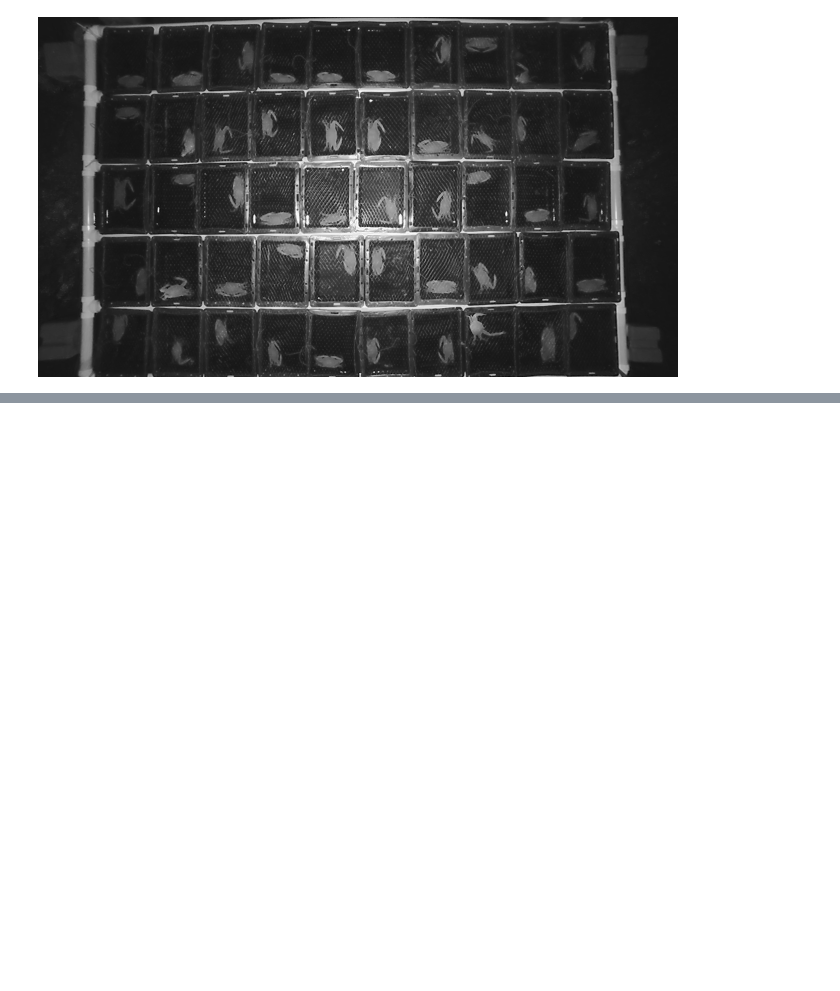
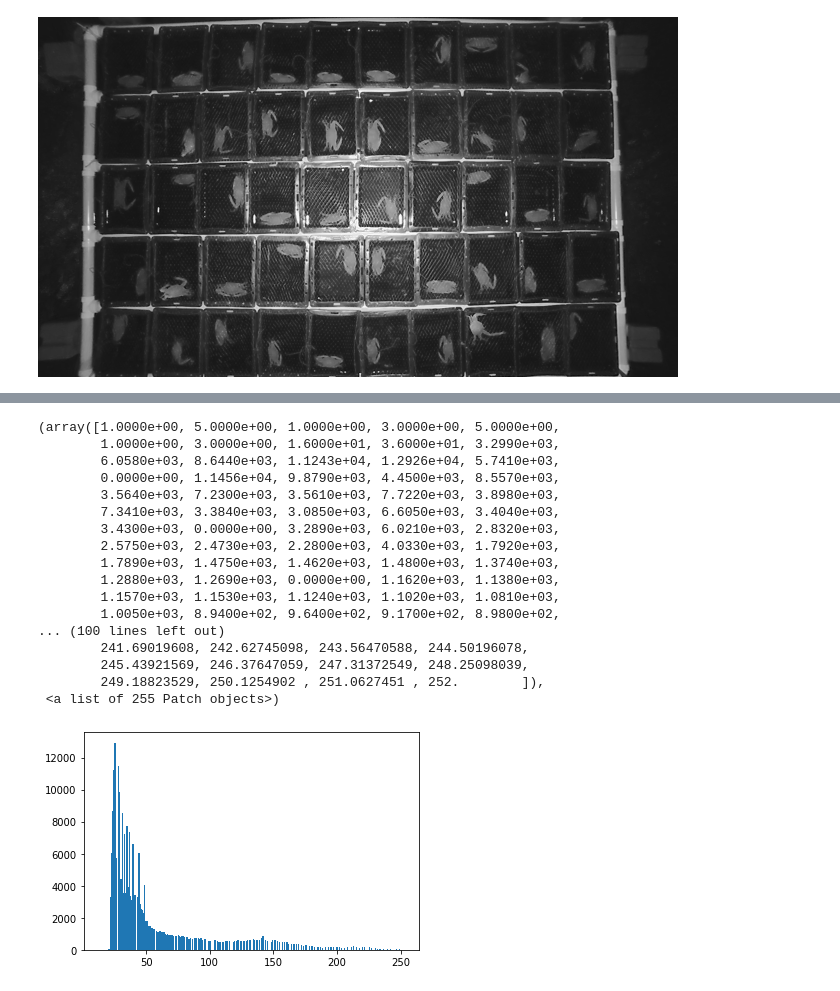
Before and after one commit to PattarapornH/Crab-Molting-Detection, a Jupyter notebook: Molting_crab_tracker.ipynb, the cells around one changed output, grey strips where cells are left out. Cells and saved outputs as stored; diff of their text form; code cells hidden in the pictures; blank space fills up the shorter version.

```diff
--- a/Molting_crab_tracker.ipynb
+++ b/Molting_crab_tracker.ipynb
@@ -59,0 +80,21 @@ plot_img(data[0])
+# %%
+plt.hist(gray.flatten(),bins = 255)
+# %% [output]
+(array([1.0000e+00, 5.0000e+00, 1.0000e+00, 3.0000e+00, 5.0000e+00,
+        1.0000e+00, 3.0000e+00, 1.6000e+01, 3.6000e+01, 3.2990e+03,
+        6.0580e+03, 8.6440e+03, 1.1243e+04, 1.2926e+04, 5.7410e+03,
+        0.0000e+00, 1.1456e+04, 9.8790e+03, 4.4500e+03, 8.5570e+03,
+        3.5640e+03, 7.2300e+03, 3.5610e+03, 7.7220e+03, 3.8980e+03,
+        7.3410e+03, 3.3840e+03, 3.0850e+03, 6.6050e+03, 3.4040e+03,
+        3.4300e+03, 0.0000e+00, 3.2890e+03, 6.0210e+03, 2.8320e+03,
+        2.5750e+03, 2.4730e+03, 2.2800e+03, 4.0330e+03, 1.7920e+03,
+        1.7890e+03, 1.4750e+03, 1.4620e+03, 1.4800e+03, 1.3740e+03,
+        1.2880e+03, 1.2690e+03, 0.0000e+00, 1.1620e+03, 1.1380e+03,
+        1.1570e+03, 1.1530e+03, 1.1240e+03, 1.1020e+03, 1.0810e+03,
+        1.0050e+03, 8.9400e+02, 9.6400e+02, 9.1700e+02, 8.9800e+02,
+... (100 lines left out)
+        241.69019608, 242.62745098, 243.56470588, 244.50196078,
+        245.43921569, 246.37647059, 247.31372549, 248.25098039,
+        249.18823529, 250.1254902 , 251.0627451 , 252.        ]),
+ <a list of 255 Patch objects>)
+[figure, added]
```
Also changed, not shown: parts of 39 cells of this notebook.
